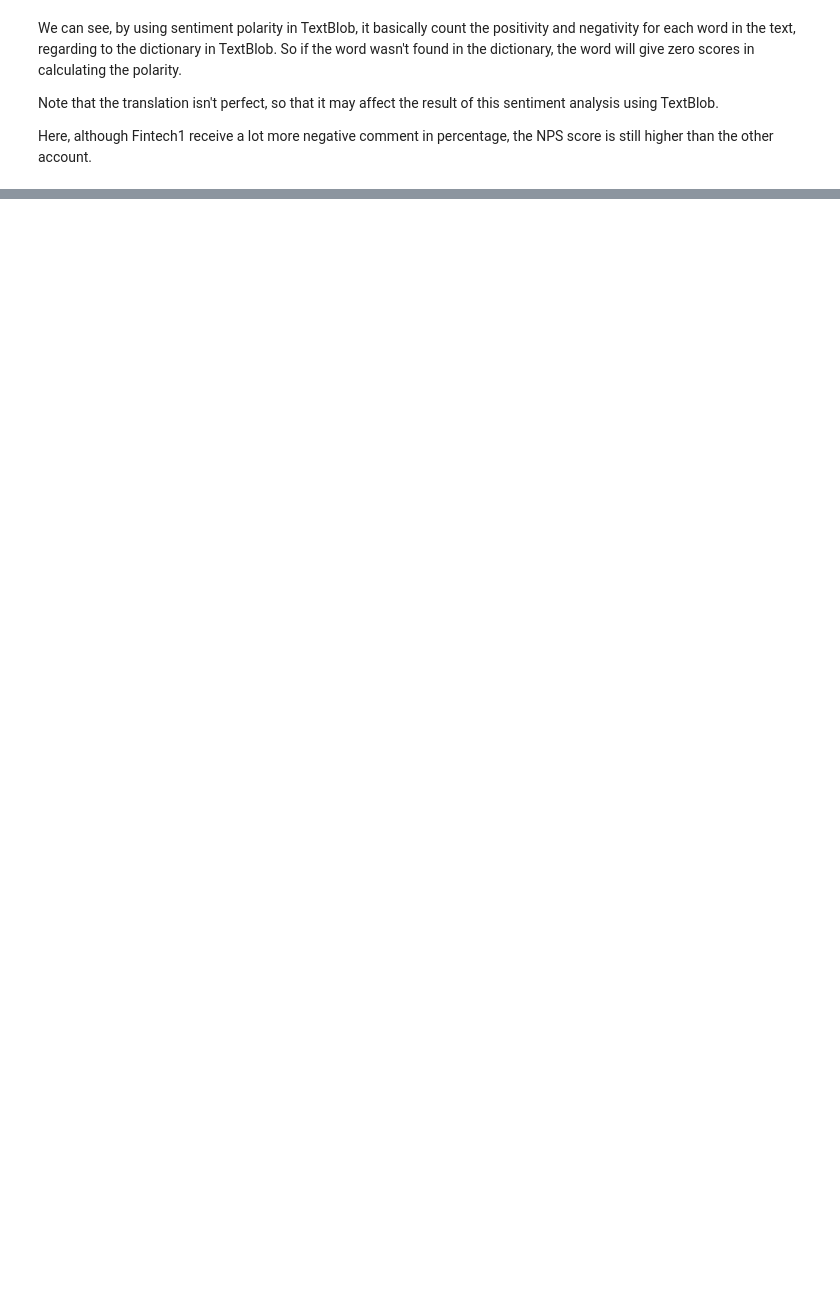
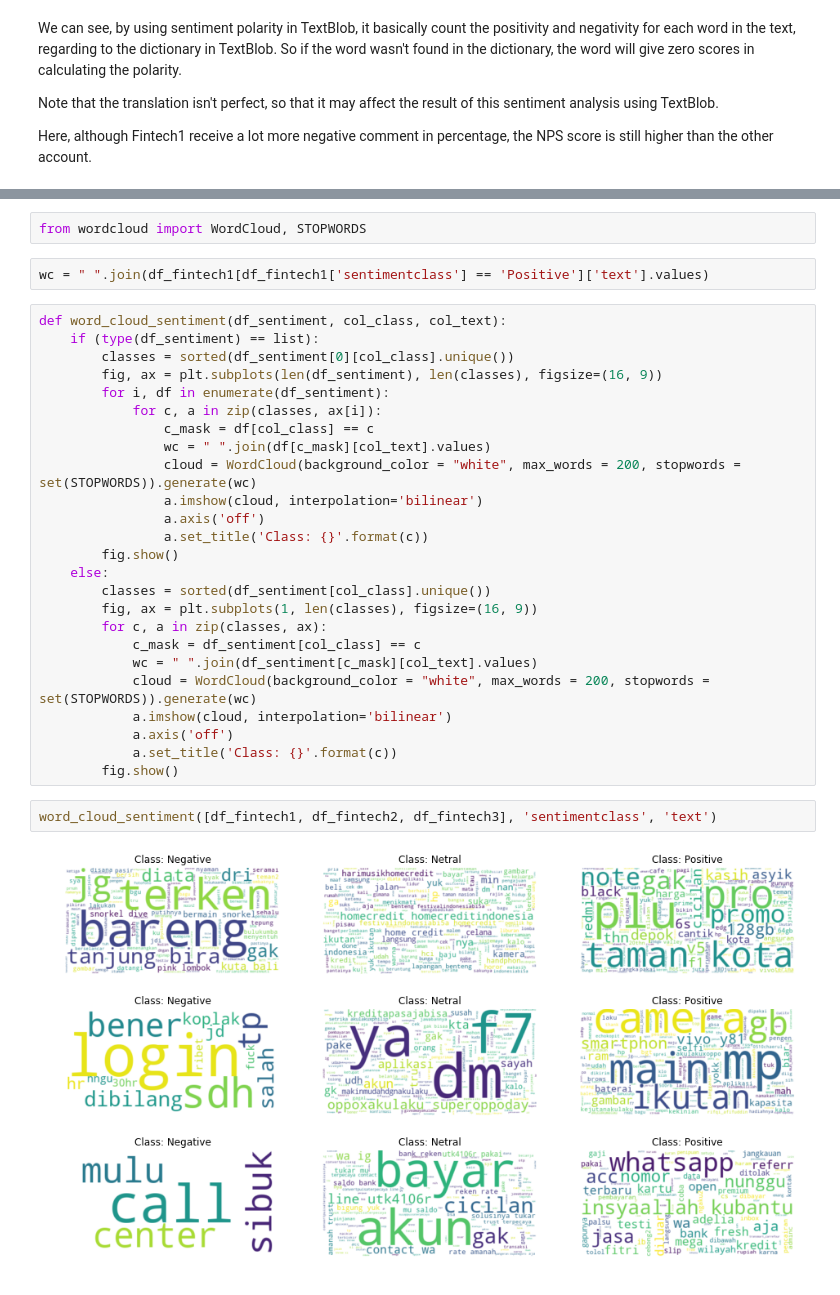
Before and after one commit to gunawanlg/iykra, a Jupyter notebook: Practice Case 03 - Foundation of Data Engineering.ipynb, the cells around one changed output, grey strips where cells are left out. Cells and saved outputs as stored; diff of their text form; blank space fills up the shorter version.

```diff
--- a/Practice Case 03 - Foundation of Data Engineering.ipynb
+++ b/Practice Case 03 - Foundation of Data Engineering.ipynb
@@ -290,0 +302,33 @@ Here, although Fintech1 receive a lot more negative comment in percentage, the N
+# %%
+from wordcloud import WordCloud, STOPWORDS
+# %%
+wc = " ".join(df_fintech1[df_fintech1['sentimentclass'] == 'Positive']['text'].values)
+# %%
+def word_cloud_sentiment(df_sentiment, col_class, col_text):
+    if (type(df_sentiment) == list):
+        classes = sorted(df_sentiment[0][col_class].unique())
+        fig, ax = plt.subplots(len(df_sentiment), len(classes), figsize=(16, 9))
+        for i, df in enumerate(df_sentiment):
+            for c, a in zip(classes, ax[i]):
+                c_mask = df[col_class] == c
+                wc = " ".join(df[c_mask][col_text].values)
+                cloud = WordCloud(background_color = "white", max_words = 200, stopwords = set(STOPWORDS)).generate(wc)
+                a.imshow(cloud, interpolation='bilinear')
+                a.axis('off')
+                a.set_title('Class: {}'.format(c))
+        fig.show()
+    else:
+        classes = sorted(df_sentiment[col_class].unique())
+        fig, ax = plt.subplots(1, len(classes), figsize=(16, 9))
+        for c, a in zip(classes, ax):
+            c_mask = df_sentiment[col_class] == c
+            wc = " ".join(df_sentiment[c_mask][col_text].values)
+            cloud = WordCloud(background_color = "white", max_words = 200, stopwords = set(STOPWORDS)).generate(wc)
+            a.imshow(cloud, interpolation='bilinear')
+            a.axis('off')
+            a.set_title('Class: {}'.format(c))
+        fig.show()
+# %%
+word_cloud_sentiment([df_fintech1, df_fintech2, df_fintech3], 'sentimentclass', 'text')
+# %% [output]
+[figure, added]
```
Also changed, not shown: parts of 11 cells of this notebook.
